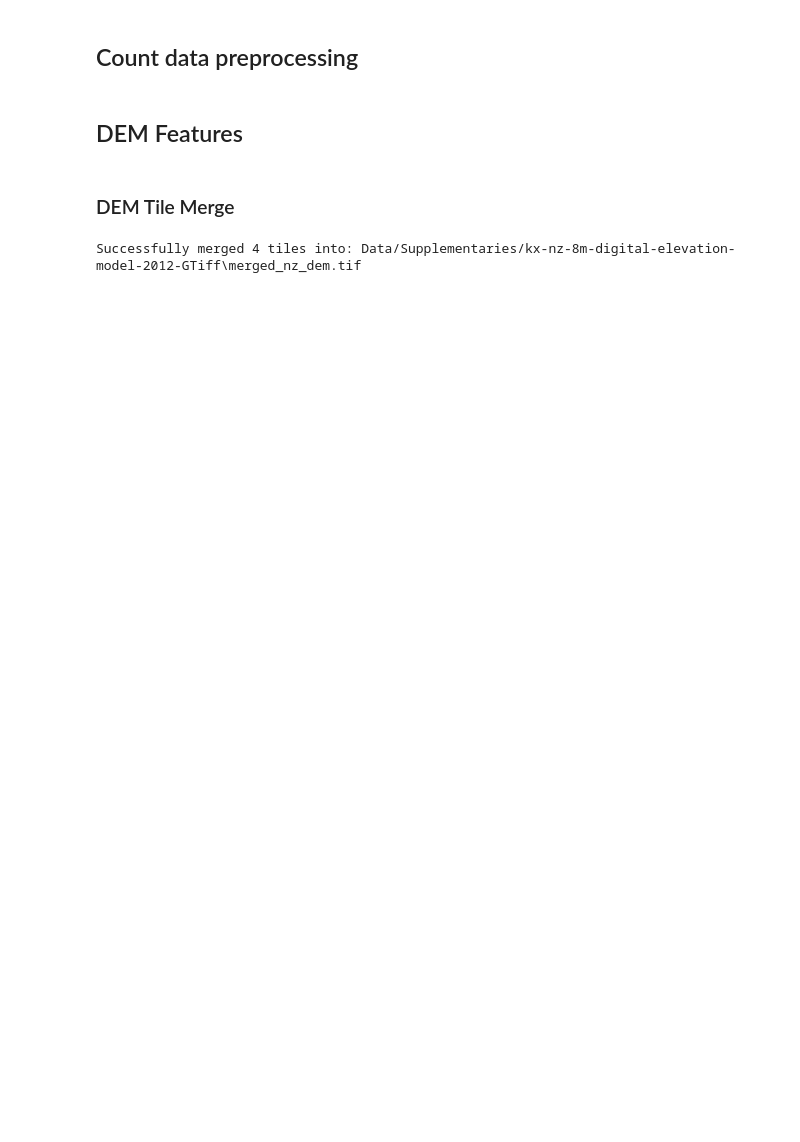
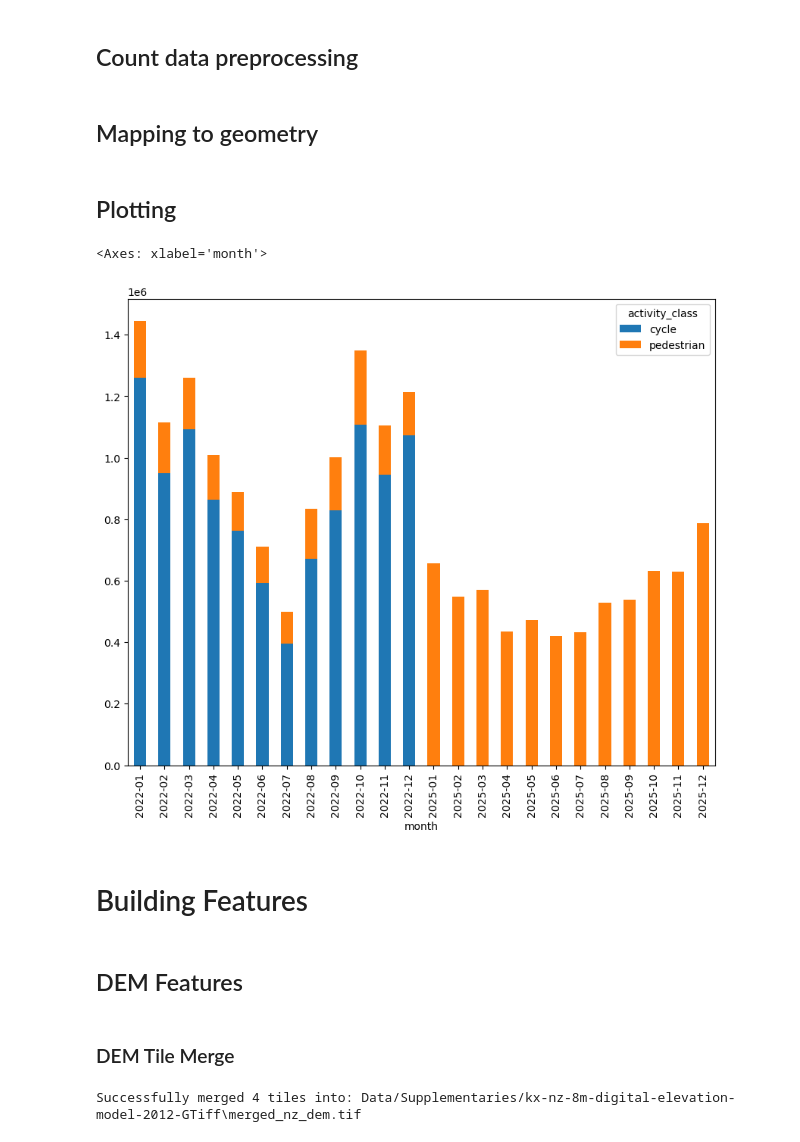
Before and after one commit to MaxwellBusby/banks-peninsula-organic-data-processing, a Jupyter notebook: GWR_Preprocessing.ipynb, the cells around one changed output. Cells and saved outputs as stored; diff of their text form; code cells hidden in the pictures; blank space fills up the shorter version.

```diff
--- a/GWR_Preprocessing.ipynb
+++ b/GWR_Preprocessing.ipynb
@@ -23,20 +31,6 @@ strava_22_counts['time'] = pd.to_datetime(strava_22_counts['hour'],format='mixed
 strava_22_counts['month'] = strava_22_counts['time'].dt.to_period('M')
 strava_22_monthly = strava_22_counts.groupby(['month', 'edge_uid', 'activity_type', 'osm_reference_id']).agg({
     'total_trip_count': 'sum',
-    'forward_trip_count': 'sum', 'reverse_trip_count': 'sum', 'forward_people_count': 'sum',
-    'reverse_people_count': 'sum', 'forward_commute_trip_count': 'sum',
-    'reverse_commute_trip_count': 'sum', 'forward_leisure_trip_count': 'sum',
-    'reverse_leisure_trip_count': 'sum', 'forward_male_people_count': 'sum',
-    'reverse_male_people_count': 'sum', 'forward_female_people_count': 'sum',
-    'reverse_female_people_count': 'sum', 'forward_unspecified_people_count': 'sum',
-    'reverse_unspecified_people_count': 'sum', 'forward_18_34_people_count': 'sum',
-    'reverse_18_34_people_count': 'sum', 'forward_35_54_people_count': 'sum',
-    'reverse_35_54_people_count': 'sum', 'forward_55_64_people_count': 'sum',
-    'reverse_55_64_people_count': 'sum', 'forward_65_plus_people_count': 'sum',
-    'reverse_65_plus_people_count': 'sum',
-    'forward_average_speed_meters_per_second': 'mean',
-    'reverse_average_speed_meters_per_second': 'mean',
-
     }).reset_index()
 # %%
 strava_monthly_counts = pd.concat([strava_22_monthly, strava_25_monthly], ignore_index=True,join='inner', axis=0)
@@ -52,4 +46,9 @@ def classify_strava_activity(activity_type):
     return "other"
 
 strava_monthly_counts["activity_class"] = strava_monthly_counts["activity_type"].apply(classify_strava_activity)
+
+strava_monthly_counts = strava_monthly_counts.groupby(['edge_uid','month','osm_reference_id', 'activity_class']).agg({
+    'total_trip_count': 'sum',
+}).reset_index()
+
 strava_monthly_counts.to_csv("Data/Strava/strava_2022_25_monthly_counts.csv", index=False)
@@ -55,0 +61,2 @@ strava_monthly_counts.to_csv("Data/Strava/strava_2022_25_monthly_counts.csv", in
+# %% [markdown]
+## Mapping to geometry
@@ -56,3 +69,13 @@ strava_monthly_counts.to_csv("Data/Strava/strava_2022_25_monthly_counts.csv", in
+# %% [markdown]
+## Plotting
+# %%
+fig, ax = plt.subplots(figsize=(10, 8))
+strava_monthly_counts.groupby(['month', 'activity_class'])['total_trip_count'].sum().unstack().plot(kind='bar', stacked=True, ax=ax)
+# %% [output]
+<Axes: xlabel='month'>
+[figure, added]
+# %% [markdown]
+# Building Features
 # %% [markdown]
 ## DEM Features
 # %% [markdown]
```
Also changed, not shown: parts of 32 cells of this notebook.
